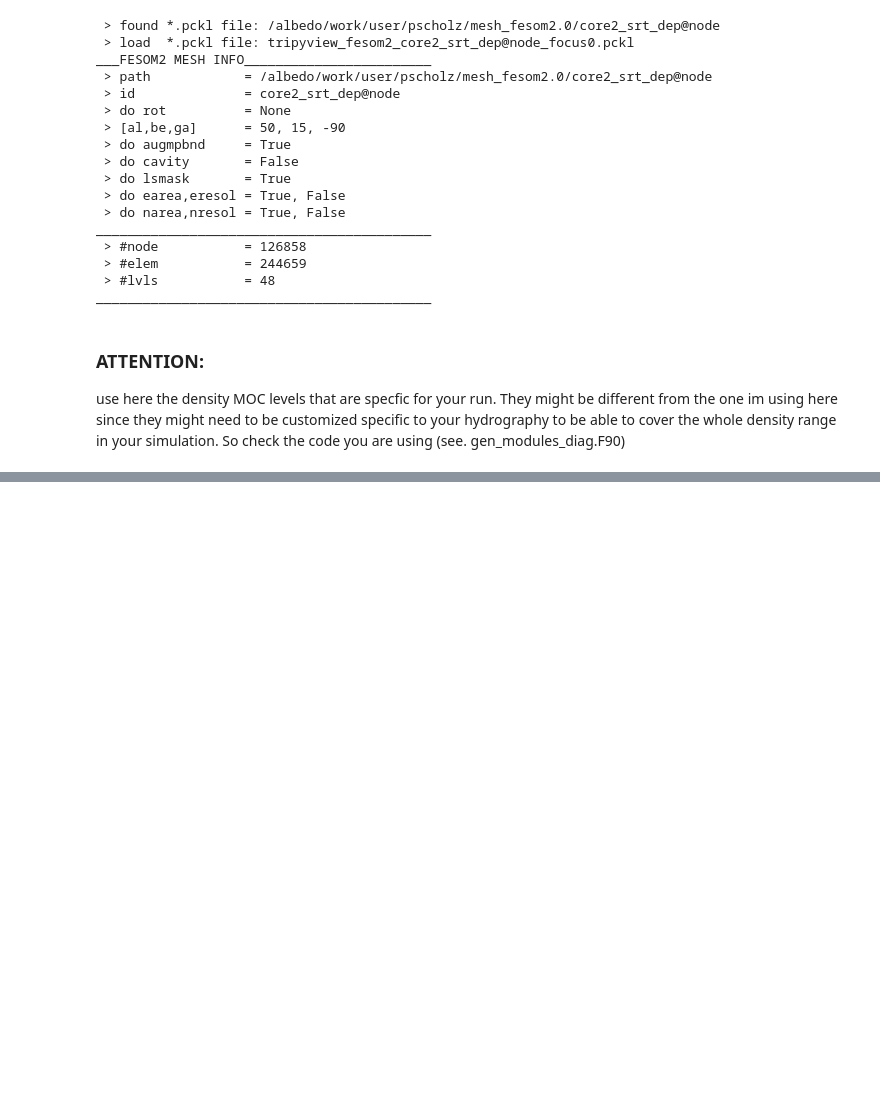
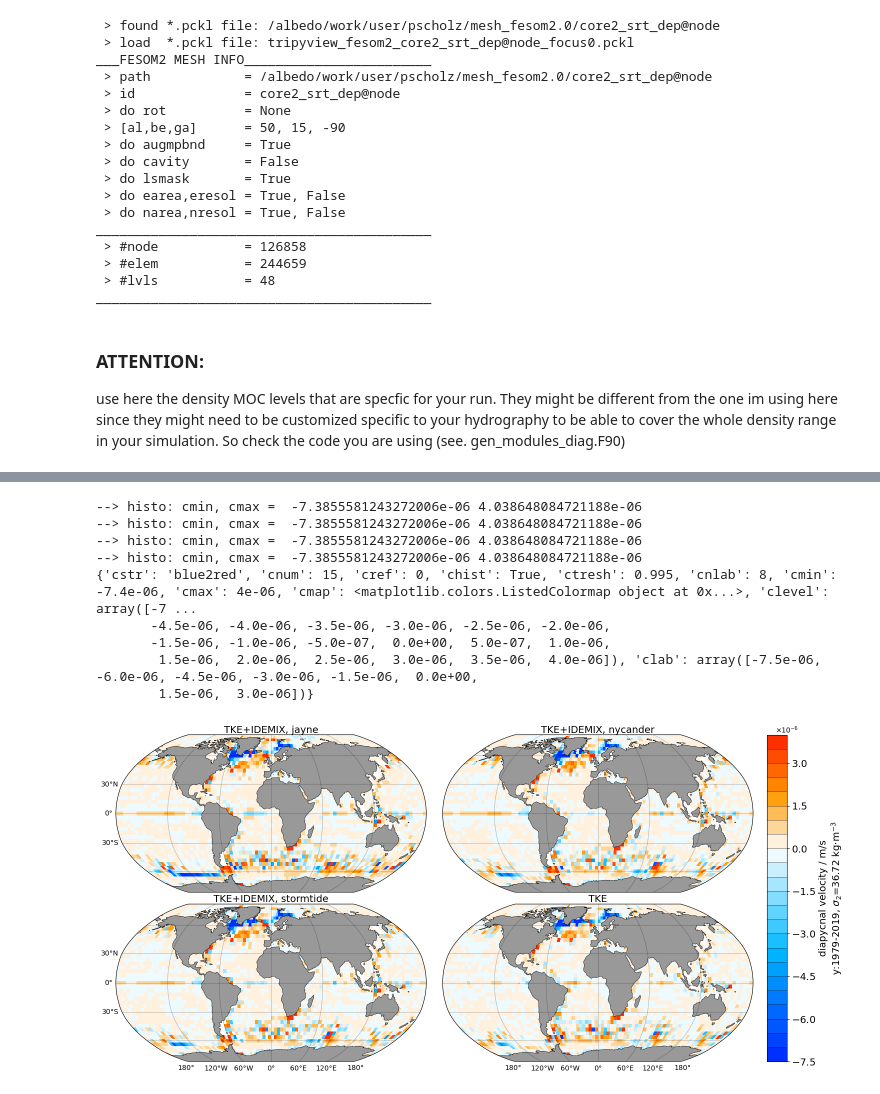
Before and after one commit to FESOM/tripyview, a Jupyter notebook: templates_notebooks/template_transp_dmoc_wdiap.ipynb, the cells around one changed output, grey strips where cells are left out. Cells and saved outputs as stored; diff of their text form; code cells hidden in the pictures; blank space fills up the shorter version.

```diff
--- a/templates_notebooks/template_transp_dmoc_wdiap.ipynb
+++ b/templates_notebooks/template_transp_dmoc_wdiap.ipynb
@@ -189,7 +197,7 @@ for datapath, descript in zip(input_paths, input_names):
     ts = clock.time()
     #__________________________________________________________________________________________________
     data = tpv.load_dmoc_data(mesh, datapath, descript, year, 'dmoc', std_dens, do_wdiap=True, do_info=False,
-                              do_bolus=do_wbolus, add_bolus=True, do_load=False, do_persist=True)
+                              do_bolus=do_bolus, add_bolus=True, do_load=False, do_persist=True)
     #__________________________________________________________________________________________________
     # check if data where loaded
     if data is None: raise ValueError(f'data == None, data could not be readed, your path:{datapath} might be wrong!!!')
@@ -215,7 +223,7 @@ for datapath, descript in zip(input_paths, input_names):
                        'long_name'  :'diapycnal velocity',
                        'short_name' :'w_diapyc',
                        'units'      :'m/s',
-                       'str_ldep'   :', $\\sigma_{{2}}$={:5.2f}kg/m³'.format(std_dens[idx_isopycn])})
+                       'str_ldep'   :', $\\sigma_{{2}}$={:5.2f} kg$\\cdot$m$^{{-3}}$'.format(std_dens[idx_isopycn])})
     wdiap = wdiap.load()
     if (ref_path != None) and (ref_path != "None"):
         if ii == 0:
@@ -282,10 +288,11 @@ def binning_over_lon_lat(lon_i_ip1, lat_reg, dlon, dlat, data):
         dx, dy              = np.pi*Rearth*dlon/180*np.cos((lat_reg[yi]+lat_reg[yi+1])/2.0*rad), np.pi*Rearth*dlat/180
         data_latbin[dvname] = data_latbin[dvname]*data_latbin['w_A']
         wdiag_latbin[yi]    = data_latbin[dvname].sum(dim=dim_h)/dx/dy
+        if wdiag_latbin[yi]==0.0: wdiag_latbin[yi]=np.nan
     return(wdiag_latbin)
 
 #_______________________________________________________________________________________________________________
-bin_wdiap_list=list()
+databin_list=list()
 for data  in wdiap_list:
     ts        = clock.time()
     dvname    = list(data.keys())[0]
@@ -310,11 +317,11 @@ for data  in wdiap_list:
         del(results)
     del(data)
     bin_data[varname] = bin_data[varname].transpose('nlat','nlon')
-    bin_wdiap_list.append(bin_data)
+    databin_list.append(bin_data)
     del(bin_data)
     #___________________________________________________________________________________________________________
     print(' --> elasped time to comp. diapycnal velocity: {:3.2f} min.'.format( (clock.time()-ts)/60  ))
-    print(' --> wdiap uses {:3.2f} Gb:'.format(bin_wdiap_list[-1].nbytes/(1024**3)))
+    print(' --> wdiap uses {:3.2f} Gb:'.format(databin_list[-1].nbytes/(1024**3)))
     print('')
 # %% [output]
  --> elasped time to comp. diapycnal velocity: 0.01 min.
@@ -354,0 +338,37 @@ print(' --> elapsed time: {} min'.format((clock.time()-ts)/60))
+# %%
+#___PLOT FESOM2 DATA___________________________________________________________________________________
+spath  = save_path
+ncol0  = np.min([ncol,len(databin_list)])
+nrow0  = np.ceil(len(databin_list)/ncol0).astype('int')
+ndat   = len(databin_list)
+svname = list(databin_list[0].data_vars)[0]
+slabel = databin_list[0][svname].attrs['str_lsave']
+#______________________________________________________________________________________________________
+# do save filename path
+sfpath = None
+if spath!=None:
+    sfpath=list()
+    for sfmt in save_fmt: sfpath.append( os.path.join(spath,'{:s}_{:s}_{:s}.{:s}'.format(svname, proj, slabel, sfmt)) )
+
+#______________________________________________________________________________________________________
+# do colorbar either single cbar or ref_cbar + anom_cbar
+if (ref_path != None) and do_reffig: cb_plt, cb_plt_single, cinfo0 = [1]+[2]*(nrow0*ncol0-1), False, [ref_cinfo.copy(), cinfo.copy()]
+else: cb_plt, cb_plt_single, cinfo0 = True, True, cinfo.copy()
+
+#__________________________________________________________________________________________________
+hfig, hax, hcb = tpv.plot_hslice(mesh, databin_list, cinfo=cinfo0, box=box, nrow=nrow0, ncol=ncol0, proj=proj, do_rescale=do_rescale,
+                                do_plt=do_plt, plt_contb=plt_contb, plt_contf=plt_contf, plt_contr=plt_contr, plt_contl=plt_contl, do_enum=do_enum,
+                                ax_opt=dict({'fig_sizefac':2.0, 'cb_plt':cb_plt, 'cb_plt_single':cb_plt_single, 'cb_pos':'vertical', 'cb_h':'auto',}), # 'fs_label':14, 'fs_ticks':14, 'ax_dt':1.0}),
+                                cbl_opt=dict(), cb_label=cb_label, cbtl_opt=dict(),
+                                do_save=sfpath, save_dpi=save_dpi)
+# %% [output]
+--> histo: cmin, cmax =  -7.3855581243272006e-06 4.038648084721188e-06
+--> histo: cmin, cmax =  -7.3855581243272006e-06 4.038648084721188e-06
+--> histo: cmin, cmax =  -7.3855581243272006e-06 4.038648084721188e-06
+--> histo: cmin, cmax =  -7.3855581243272006e-06 4.038648084721188e-06
+{'cstr': 'blue2red', 'cnum': 15, 'cref': 0, 'chist': True, 'ctresh': 0.995, 'cnlab': 8, 'cmin': -7.4e-06, 'cmax': 4e-06, 'cmap': <matplotlib.colors.ListedColormap object at 0x...>, 'clevel': array([-7 ...
+       -4.5e-06, -4.0e-06, -3.5e-06, -3.0e-06, -2.5e-06, -2.0e-06,
+       -1.5e-06, -1.0e-06, -5.0e-07,  0.0e+00,  5.0e-07,  1.0e-06,
+        1.5e-06,  2.0e-06,  2.5e-06,  3.0e-06,  3.5e-06,  4.0e-06]), 'clab': array([-7.5e-06, -6.0e-06, -4.5e-06, -3.0e-06, -1.5e-06,  0.0e+00,
+        1.5e-06,  3.0e-06])}
+[figure, added]
```
Also changed, not shown: parts of 8 cells of this notebook, 5 other files.
